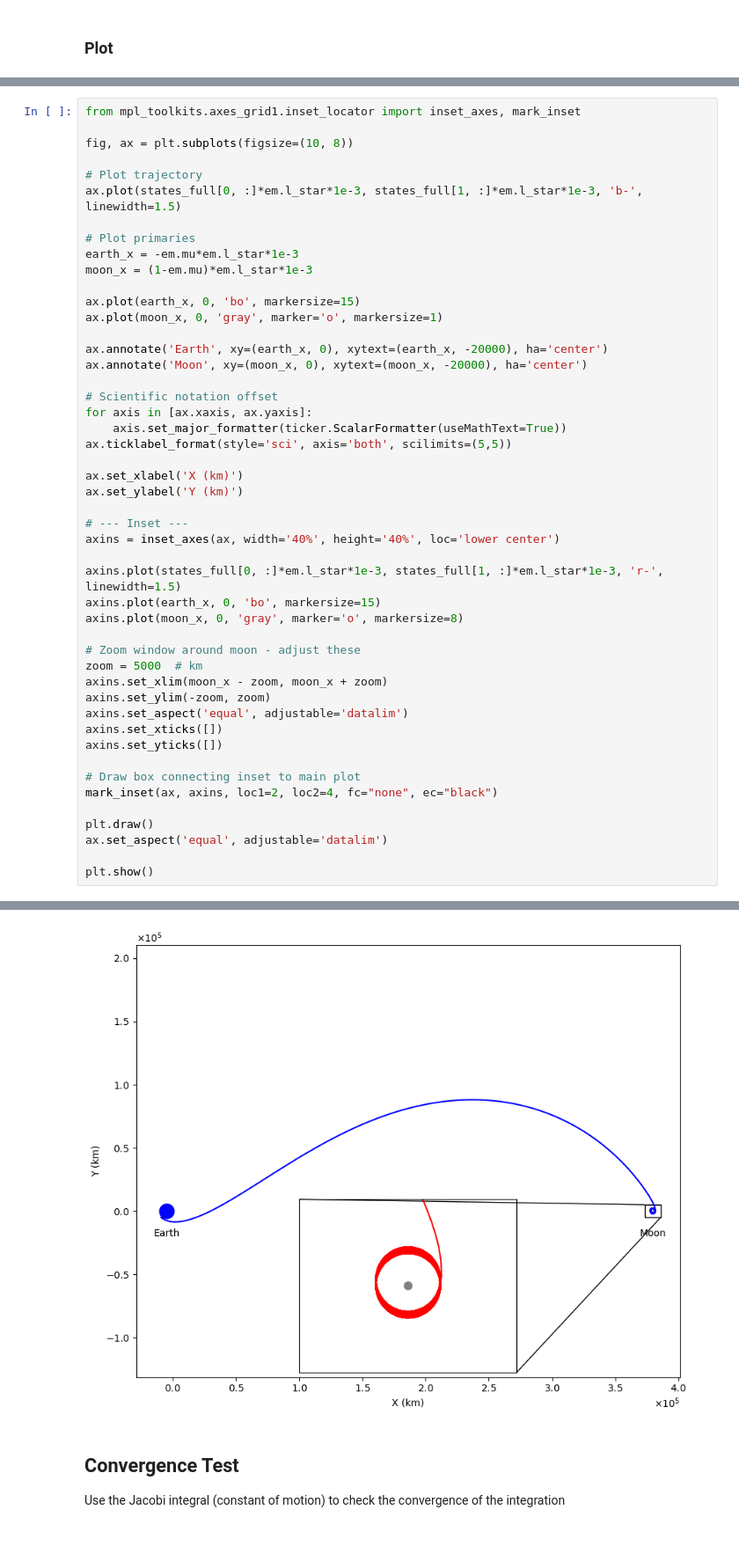
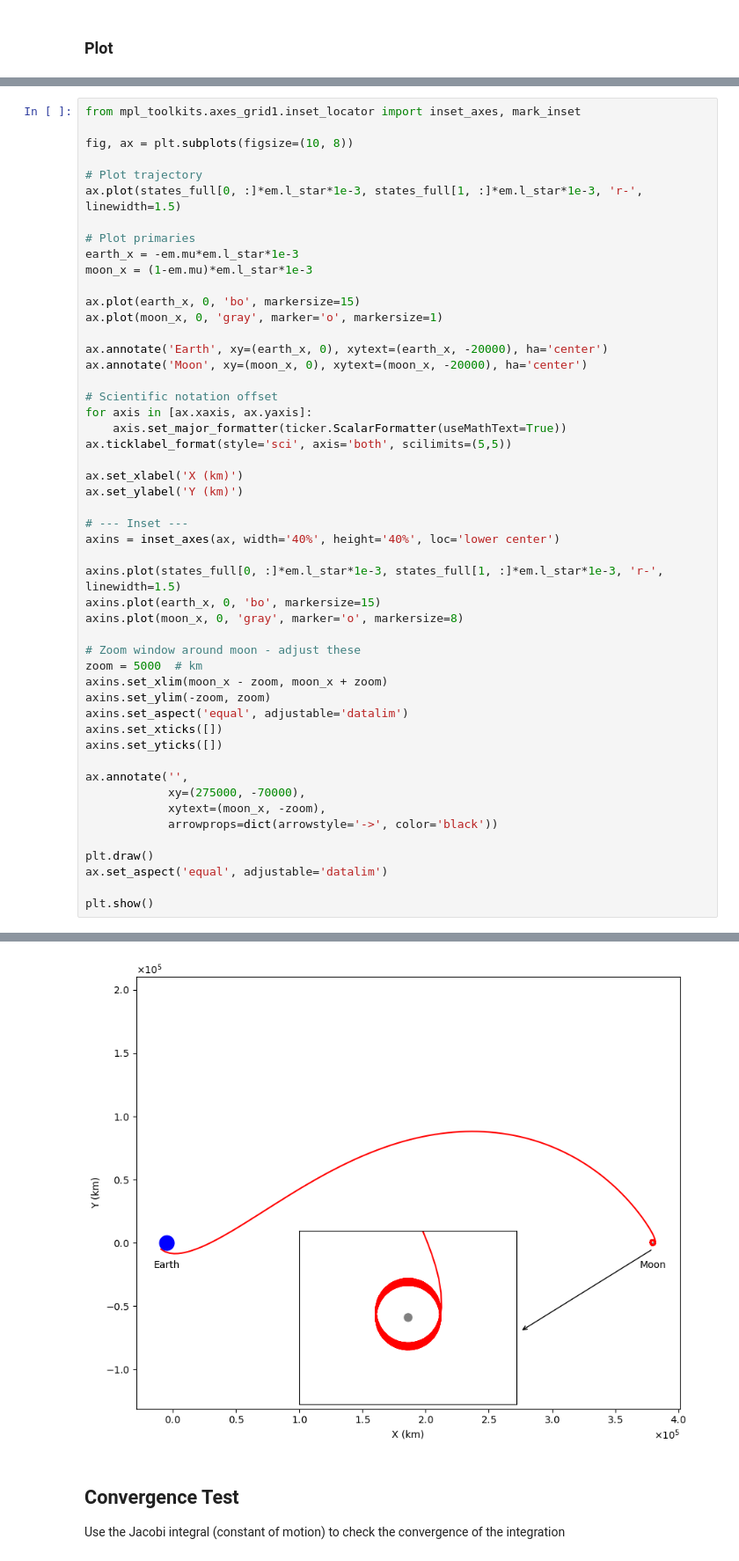
Before and after one commit to samcoulthurst/TrajectoryOptimizer, a Jupyter notebook: notebooks/results_viewer.ipynb, the cells around one changed output, grey strips where cells are left out. Shown at 88% size. Cells and saved outputs as stored; diff of their text form.

```diff
--- a/notebooks/results_viewer.ipynb
+++ b/notebooks/results_viewer.ipynb
@@ -265,7 +265,7 @@ from mpl_toolkits.axes_grid1.inset_locator import inset_axes, mark_inset
 fig, ax = plt.subplots(figsize=(10, 8))
 
 # Plot trajectory
-ax.plot(states_full[0, :]*em.l_star*1e-3, states_full[1, :]*em.l_star*1e-3, 'b-', linewidth=1.5)
+ax.plot(states_full[0, :]*em.l_star*1e-3, states_full[1, :]*em.l_star*1e-3, 'r-', linewidth=1.5)
 
 # Plot primaries
 earth_x = -em.mu*em.l_star*1e-3
@@ -280,36 +280,38 @@ ax.annotate('Moon', xy=(moon_x, 0), xytext=(moon_x, -20000), ha='center')
 # Scientific notation offset
 for axis in [ax.xaxis, ax.yaxis]:
     axis.set_major_formatter(ticker.ScalarFormatter(useMathText=True))
 ax.ticklabel_format(style='sci', axis='both', scilimits=(5,5))
 
 ax.set_xlabel('X (km)')
 ax.set_ylabel('Y (km)')
 
 # --- Inset ---
 axins = inset_axes(ax, width='40%', height='40%', loc='lower center')
 
 axins.plot(states_full[0, :]*em.l_star*1e-3, states_full[1, :]*em.l_star*1e-3, 'r-', linewidth=1.5)
 axins.plot(earth_x, 0, 'bo', markersize=15)
 axins.plot(moon_x, 0, 'gray', marker='o', markersize=8)
 
 # Zoom window around moon - adjust these
 zoom = 5000  # km
 axins.set_xlim(moon_x - zoom, moon_x + zoom)
 axins.set_ylim(-zoom, zoom)
 axins.set_aspect('equal', adjustable='datalim')
 axins.set_xticks([])
 axins.set_yticks([])
 
-# Draw box connecting inset to main plot
-mark_inset(ax, axins, loc1=2, loc2=4, fc="none", ec="black")
+ax.annotate('',
+            xy=(275000, -70000),
+            xytext=(moon_x, -zoom),
+            arrowprops=dict(arrowstyle='->', color='black'))
 
 plt.draw()
 ax.set_aspect('equal', adjustable='datalim')
 
 plt.show()
 # %% [output]
 Ignoring fixed x limits to fulfill fixed data aspect with adjustable data limits.
-[figure, old version]
+[figure, new version]
 # %% [markdown]
 ## Convergence Test
 
```
Also changed, not shown: parts of 1 cell of this notebook, 3 other files.
